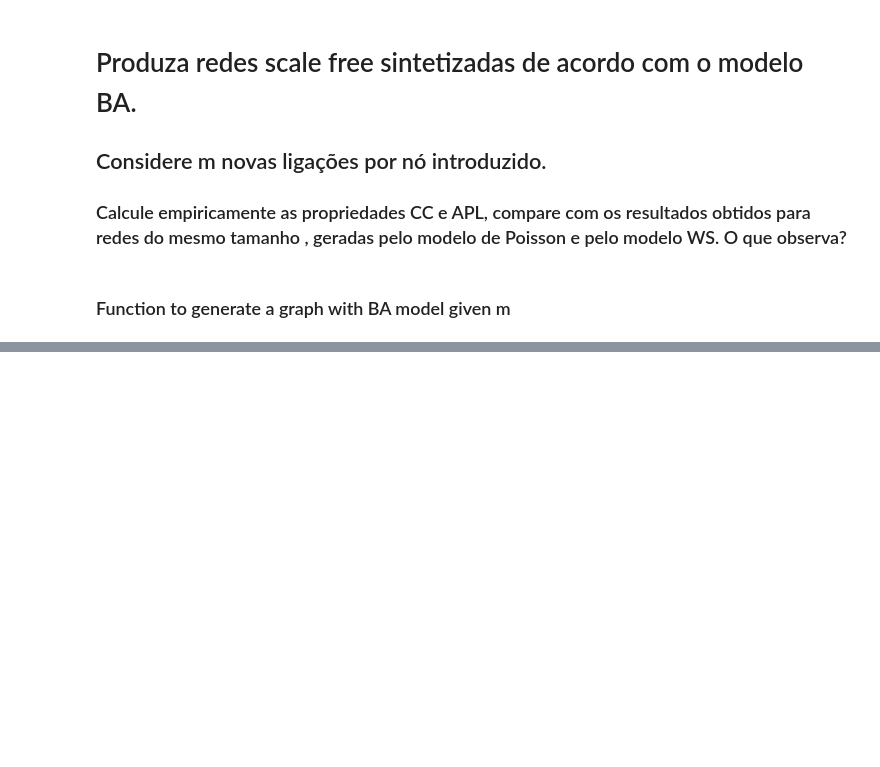
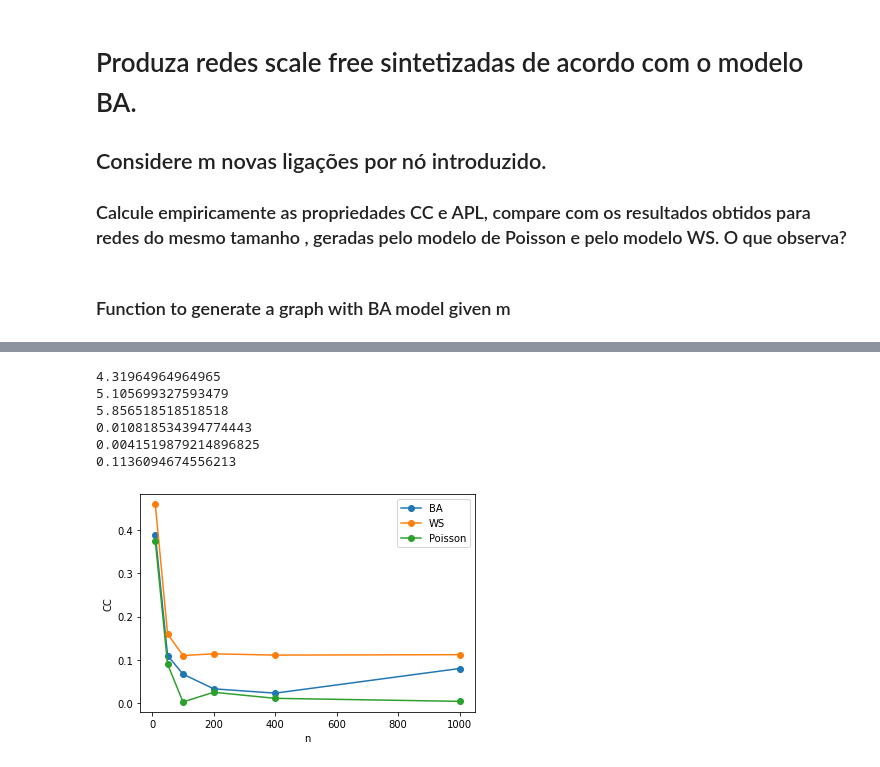
Before and after one commit to michelmar/CT-236, a Jupyter notebook: TestJupiter.ipynb, the cells around one changed output, grey strips where cells are left out. Cells and saved outputs as stored; diff of their text form; code cells hidden in the pictures; blank space fills up the shorter version.

```diff
--- a/TestJupiter.ipynb
+++ b/TestJupiter.ipynb
@@ -83,0 +92,34 @@ plot(graph, layout = layout)
+# %%
+print(apl_ba)
+print(apl_poisson)
+print(apl_ws)
+print(cc_ba)
+print(cc_poisson)
+print(cc_ws)
+# %% [output]
+4.31964964964965
+5.105699327593479
+5.856518518518518
+0.010818534394774443
+0.0041519879214896825
+0.1136094674556213
+# %%
+n_array= [10,50,100,200, 400, 1000]
+apl_ba_array = [1.73 , 2.8  , 3.1   , 3.5   , 3.85  , 4.34]
+apl_ws_array = [1.62 , 3.2  , 3.7  , 4.37  , 5     , 5.8 ]
+apl_poisson_array =[1.55  , 2.9  , 3.35   , 3.94  , 4.45  , 5.11]
+cc_ba_array = [0.39 , 0.11 , 0.067 , 0.033 , 0.023 , 0.08]
+cc_ws_array = [0.46 , 0.16 , 0.11 , 0.114 , 0.111 , 0.112]
+cc_poisson_array =[0.375 , 0.09 , 0.0027 , 0.025 , 0.011 , 0.004]
+# %%
+plt.savefig('pdf')
+plt.xlabel("n")
+plt.ylabel("CC")
+plt.plot(n_array,cc_ba_array,marker = 'o',label='BA')
+plt.plot(n_array,cc_ws_array,marker = 'o',label='WS')
+plt.plot(n_array,cc_poisson_array,marker = 'o',label='Poisson')
+plt.legend()
+plt.savefig(format='pdf',fname='CC.pdf')
+plt.show()
+# %% [output]
+[figure, added]
```
Also changed, not shown: parts of 7 cells of this notebook.
